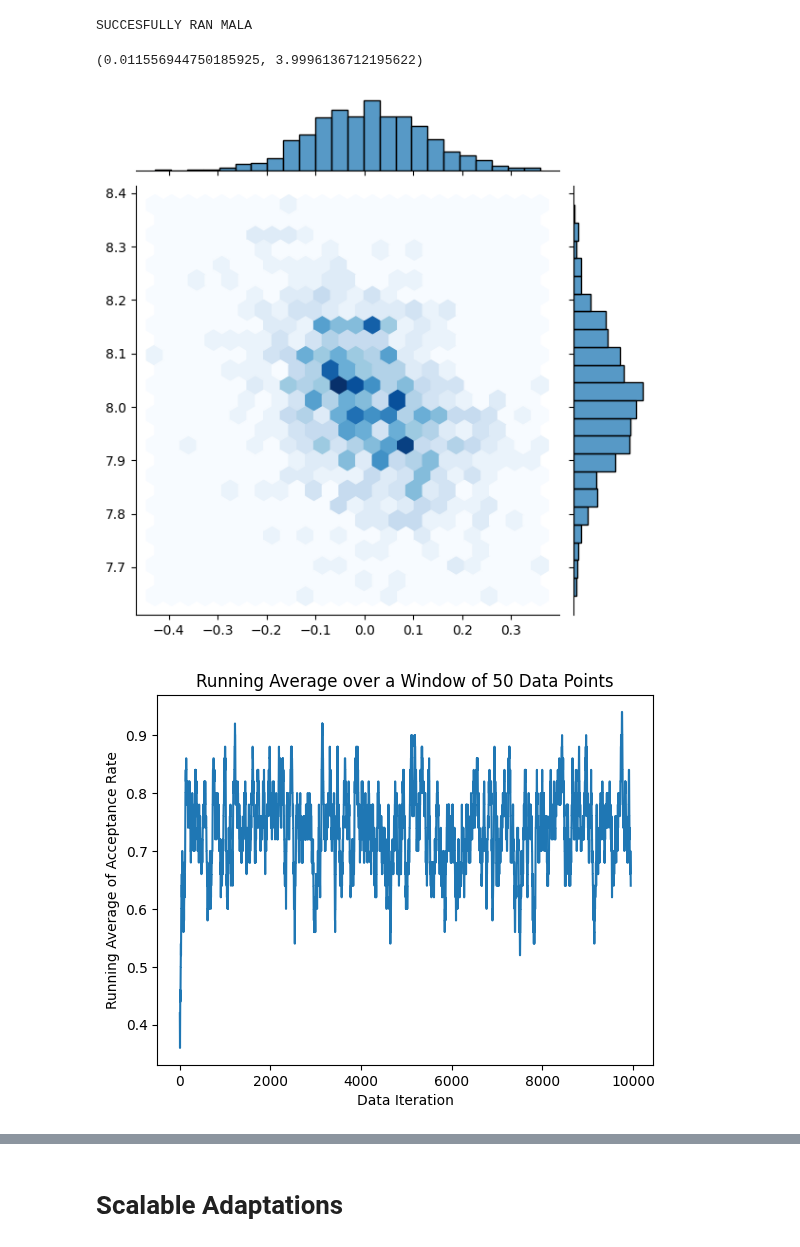
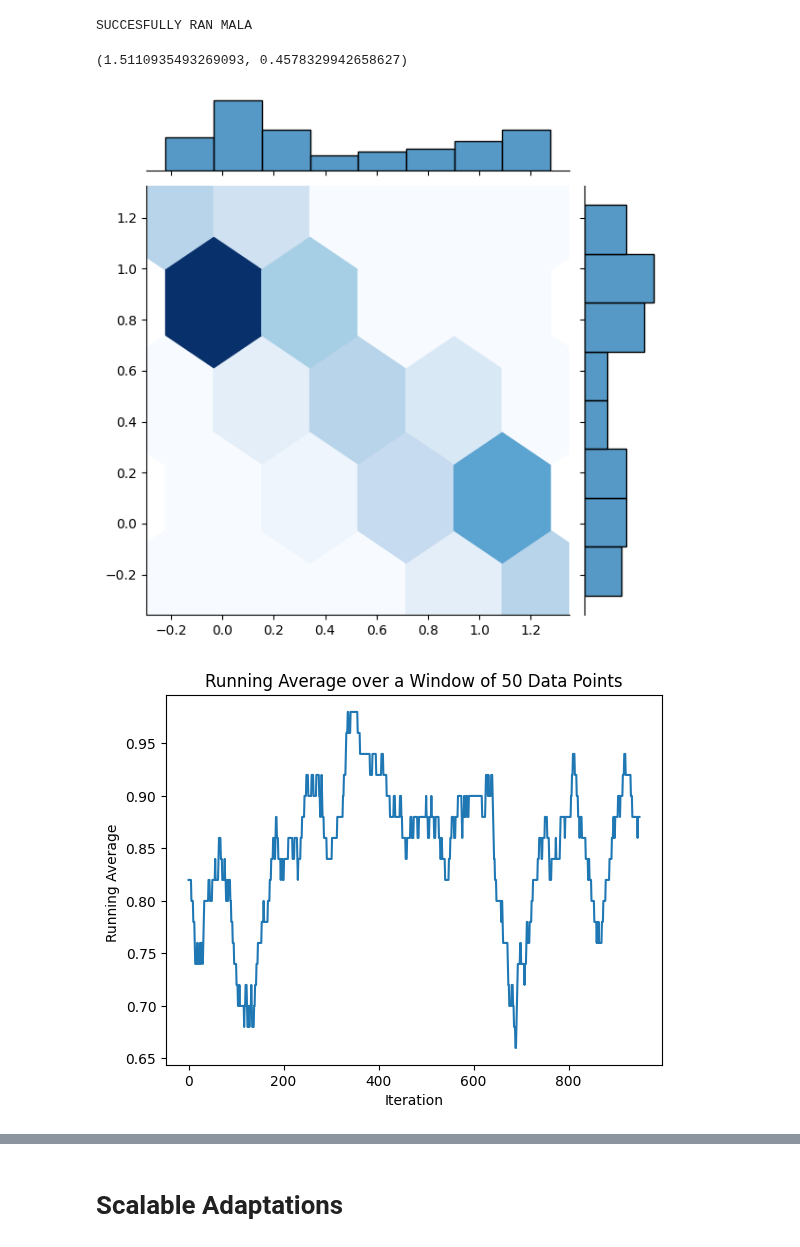
Before and after one commit to fnnrth/bt_MCMC_big_data, a Jupyter notebook: rundown_notebook.ipynb, the cells around one changed output, grey strips where cells are left out. Saved outputs shown, nothing was run; the diff lists cells and outputs as text; code cells hidden in the pictures.

```diff
--- a/rundown_notebook.ipynb
+++ b/rundown_notebook.ipynb
@@ -184,11 +181,11 @@ normal_param_MAP = np.array([realMean, realStd])
 # Bimodal norm param dataset
 p =1/2
 mu1 = 0
-mu2 =8
+mu2 = 1
 mu1_normal = npr.normal(mu1, 1, int(N*(p)))
 mu2_normal = npr.normal(mu2, 1, int(N*(1-p)))
 bimodal_data = np.concatenate((mu1_normal, mu2_normal))
 print(bimodal_data)
 npr.shuffle(bimodal_data)
-#plt.hist(bimodal_data, bins=100)
+plt.hist(bimodal_data, bins=100)
 # %% [output]
@@ -236,20 +251,21 @@ def vanillaMH(data, lkhd_function, proposal_function, initial_theta, num_iterati
 data = bimodal_data
 lkhd = Bimodal_norm_param_loglkhd()
 proposal = Gaussian_Random_Walk()
-initial_theta = np.array([2,4])
-num_iterations = 10**4
-stepsize = 0.1
+initial_theta = np.array([1,1])
+num_iterations = 10**3
+stepsize = 1
 
 samples, accepted, acceptence_prob, lkhd = vanillaMH(data, lkhd, proposal, initial_theta, num_iterations, stepsize)
 print("SUCCESFULLY RAN vanillaMH")
 # %% [output]
 SUCCESFULLY RAN vanillaMH
 # %%
-plot_samples = create_sample(samples, 2000,10)
+plot_samples = create_sample(samples, 200,10)
 print(sample_quality_score(plot_samples, np.array([0,8])
                            ))
 
 plt_samples(plot_samples)
 acceptence_prob = clean_acceptance_probability(acceptence_prob)
 plot_running_average(acceptence_prob, 50)
+plot_running_average(lkhd, 10)
 # %% [output]
@@ -305,8 +322,8 @@ def mala(data, lkhd_function, proposal_function, initial_theta, num_iterations,
 data = bimodal_data
 lkhd = Bimodal_norm_param_loglkhd()
 proposal = Langevin_Sampler()
-initial_theta = np.array([2,4])
-num_iterations = 10**4
+initial_theta = np.array([2,2])
+num_iterations = 10**3
 stepsize = 0.1
 gradient_scaler = 1
 lkhd_scaler = data.size*0.001
@@ -316,12 +333,13 @@ print("SUCCESFULLY RAN MALA")
 # %% [output]
 SUCCESFULLY RAN MALA
 # %%
-plot_samples = create_sample(samples, 2000,10)
-print(sample_quality_score(plot_samples, np.array([0,8])))
+plot_samples = create_sample(samples, 200,11)
+print(sample_quality_score(plot_samples, np.array([0,2])))
 
 plt_samples(plot_samples)
 plot_running_average(accepted, 50)
+plot_running_average(lkhd, 20)
 # %% [output]
-(0.011556944750185925, 3.9996136712195622)
+(1.5110935493269093, 0.4578329942658627)
-[figure, old version]
+[figure, new version]
-[figure, old version]
+[figure, new version]
```
Also changed, not shown: parts of 14 cells of this notebook.
